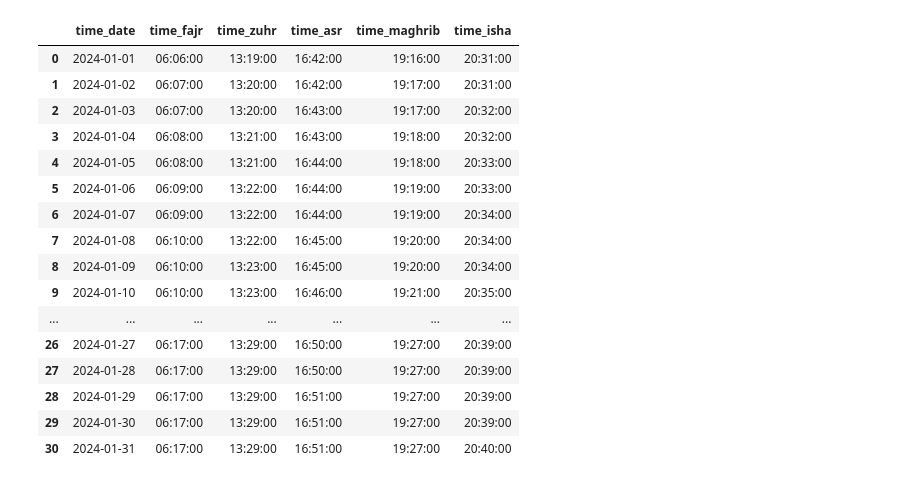
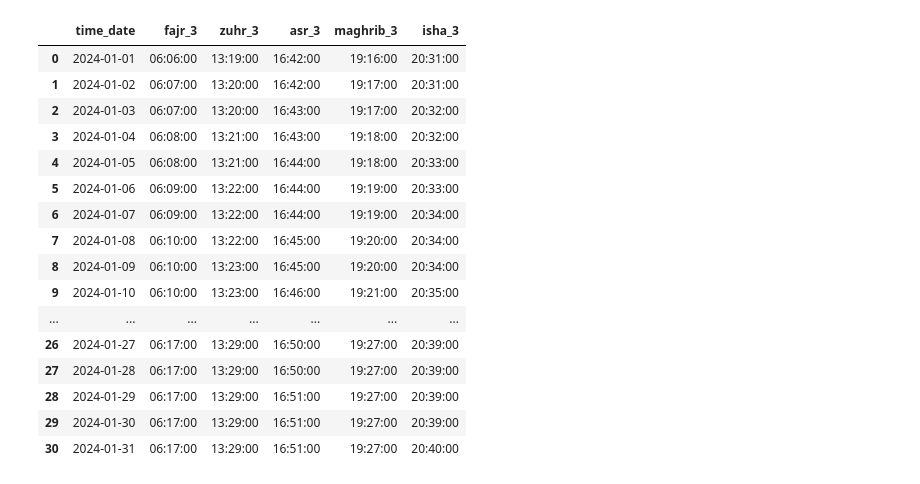
Before and after one commit to azamsuratem/predictprayertimes, a Jupyter notebook: python/objective 1/objective_1.ipynb, the cells around one changed output. Drawn from its saved outputs; the diff is of its cells as text; code cells hidden in the pictures.

```diff
--- a/python/objective 1/objective_1.ipynb
+++ b/python/objective 1/objective_1.ipynb
@@ -90,23 +109,27 @@ sql_3 = """
     ORDER BY time_date ASC;
 """
 df_source_3 = getDataFrameFromSqlServer(sql_3)
-# %%
-df_source_3
-# %% [output]
-|  | time_date | time_fajr | time_zuhr | time_asr | time_maghrib | time_isha |
-| 0 | 2024-01-01 | 06:06:00 | 13:19:00 | 16:42:00 | 19:16:00 | 20:31:00 |
-| 1 | 2024-01-02 | 06:07:00 | 13:20:00 | 16:42:00 | 19:17:00 | 20:31:00 |
-| 2 | 2024-01-03 | 06:07:00 | 13:20:00 | 16:43:00 | 19:17:00 | 20:32:00 |
-| 3 | 2024-01-04 | 06:08:00 | 13:21:00 | 16:43:00 | 19:18:00 | 20:32:00 |
-| 4 | 2024-01-05 | 06:08:00 | 13:21:00 | 16:44:00 | 19:18:00 | 20:33:00 |
-| 5 | 2024-01-06 | 06:09:00 | 13:22:00 | 16:44:00 | 19:19:00 | 20:33:00 |
-| 6 | 2024-01-07 | 06:09:00 | 13:22:00 | 16:44:00 | 19:19:00 | 20:34:00 |
-| 7 | 2024-01-08 | 06:10:00 | 13:22:00 | 16:45:00 | 19:20:00 | 20:34:00 |
-| 8 | 2024-01-09 | 06:10:00 | 13:23:00 | 16:45:00 | 19:20:00 | 20:34:00 |
-| 9 | 2024-01-10 | 06:10:00 | 13:23:00 | 16:46:00 | 19:21:00 | 20:35:00 |
-| ... | ... | ... | ... | ... | ... | ... |
-| 26 | 2024-01-27 | 06:17:00 | 13:29:00 | 16:50:00 | 19:27:00 | 20:39:00 |
-| 27 | 2024-01-28 | 06:17:00 | 13:29:00 | 16:50:00 | 19:27:00 | 20:39:00 |
-| 28 | 2024-01-29 | 06:17:00 | 13:29:00 | 16:51:00 | 19:27:00 | 20:39:00 |
-| 29 | 2024-01-30 | 06:17:00 | 13:29:00 | 16:51:00 | 19:27:00 | 20:39:00 |
-| 30 | 2024-01-31 | 06:17:00 | 13:29:00 | 16:51:00 | 19:27:00 | 20:40:00 |
+# %%
+df_source_3 = df_source_3\
+    .rename(columns={"time_fajr":"fajr_3", "time_zuhr":"zuhr_3",\
+                     "time_asr":"asr_3", "time_maghrib":"maghrib_3",\
+                        "time_isha":"isha_3"})
+df_source_3
+# %% [output]
+|  | time_date | fajr_3 | zuhr_3 | asr_3 | maghrib_3 | isha_3 |
+| 0 | 2024-01-01 | 06:06:00 | 13:19:00 | 16:42:00 | 19:16:00 | 20:31:00 |
+| 1 | 2024-01-02 | 06:07:00 | 13:20:00 | 16:42:00 | 19:17:00 | 20:31:00 |
+| 2 | 2024-01-03 | 06:07:00 | 13:20:00 | 16:43:00 | 19:17:00 | 20:32:00 |
+| 3 | 2024-01-04 | 06:08:00 | 13:21:00 | 16:43:00 | 19:18:00 | 20:32:00 |
+| 4 | 2024-01-05 | 06:08:00 | 13:21:00 | 16:44:00 | 19:18:00 | 20:33:00 |
+| 5 | 2024-01-06 | 06:09:00 | 13:22:00 | 16:44:00 | 19:19:00 | 20:33:00 |
+| 6 | 2024-01-07 | 06:09:00 | 13:22:00 | 16:44:00 | 19:19:00 | 20:34:00 |
+| 7 | 2024-01-08 | 06:10:00 | 13:22:00 | 16:45:00 | 19:20:00 | 20:34:00 |
+| 8 | 2024-01-09 | 06:10:00 | 13:23:00 | 16:45:00 | 19:20:00 | 20:34:00 |
+| 9 | 2024-01-10 | 06:10:00 | 13:23:00 | 16:46:00 | 19:21:00 | 20:35:00 |
+| ... | ... | ... | ... | ... | ... | ... |
+| 26 | 2024-01-27 | 06:17:00 | 13:29:00 | 16:50:00 | 19:27:00 | 20:39:00 |
+| 27 | 2024-01-28 | 06:17:00 | 13:29:00 | 16:50:00 | 19:27:00 | 20:39:00 |
+| 28 | 2024-01-29 | 06:17:00 | 13:29:00 | 16:51:00 | 19:27:00 | 20:39:00 |
+| 29 | 2024-01-30 | 06:17:00 | 13:29:00 | 16:51:00 | 19:27:00 | 20:39:00 |
+| 30 | 2024-01-31 | 06:17:00 | 13:29:00 | 16:51:00 | 19:27:00 | 20:40:00 |
```
Also changed, not shown: parts of 7 cells of this notebook.
